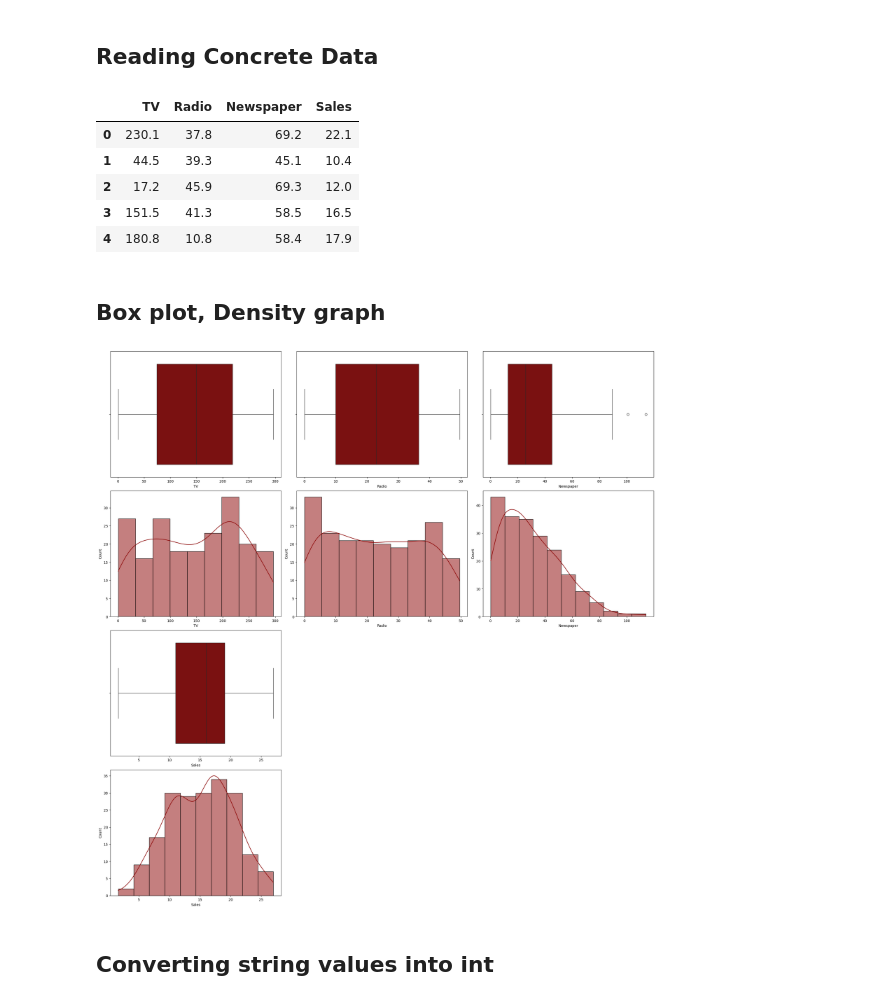
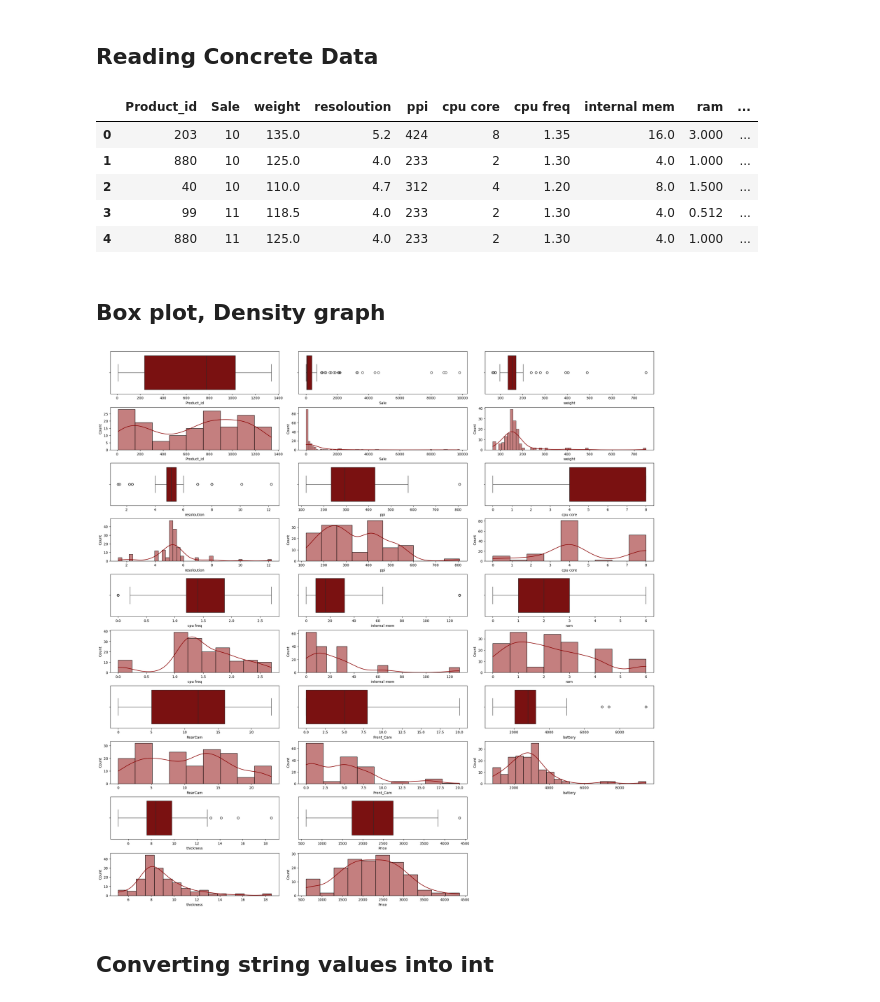
Before and after one commit to Rgunasekaran81/comparing-regression-models, a Jupyter notebook: main.ipynb, the cells around one changed output. Saved outputs shown, nothing was run; the diff lists cells and outputs as text; code cells hidden in the pictures.

```diff
--- a/main.ipynb
+++ b/main.ipynb
@@ -12,18 +12,19 @@ import seaborn as sns
 # %% [markdown]
 ## Reading Concrete Data
 # %%
- # [Concrete_Data, Housing, Student_Marks, Ice Cream Sales - temperatures, Student_Performance, advertising]
-df = pd.read_csv('dataset/advertising.csv')
+ # [Concrete_Data, Housing, Student_Marks, Ice Cream Sales - temperatures, Student_Performance, advertising, Admission_Predict,
+ #  Cellphone, House_Rent_Dataset]
+df = pd.read_csv('dataset/Cellphone.csv')
 ref = df[:3]
 newformat = {}
 df.head()
 # %% [output]
-|  | TV | Radio | Newspaper | Sales |
-| 0 | 230.1 | 37.8 | 69.2 | 22.1 |
-| 1 | 44.5 | 39.3 | 45.1 | 10.4 |
-| 2 | 17.2 | 45.9 | 69.3 | 12.0 |
-| 3 | 151.5 | 41.3 | 58.5 | 16.5 |
-| 4 | 180.8 | 10.8 | 58.4 | 17.9 |
+|  | Product_id | Sale | weight | resoloution | ppi | cpu core | cpu freq | internal mem | ram | ... |
+| 0 | 203 | 10 | 135.0 | 5.2 | 424 | 8 | 1.35 | 16.0 | 3.000 | ... |
+| 1 | 880 | 10 | 125.0 | 4.0 | 233 | 2 | 1.30 | 4.0 | 1.000 | ... |
+| 2 | 40 | 10 | 110.0 | 4.7 | 312 | 4 | 1.20 | 8.0 | 1.500 | ... |
+| 3 | 99 | 11 | 118.5 | 4.0 | 233 | 2 | 1.30 | 4.0 | 0.512 | ... |
+| 4 | 880 | 11 | 125.0 | 4.0 | 233 | 2 | 1.30 | 4.0 | 1.000 | ... |
 # %% [markdown]
 ## Box plot, Density graph
 # %%
@@ -59,7 +60,7 @@ while(indexbox < n):
         indexhist += 1
     drawbox = drawhist
 # %% [output]
-[figure, old version]
+[figure, new version]
 # %% [markdown]
 ## Converting string values into int
 # %%
```
Also changed, not shown: parts of 11 cells of this notebook.
